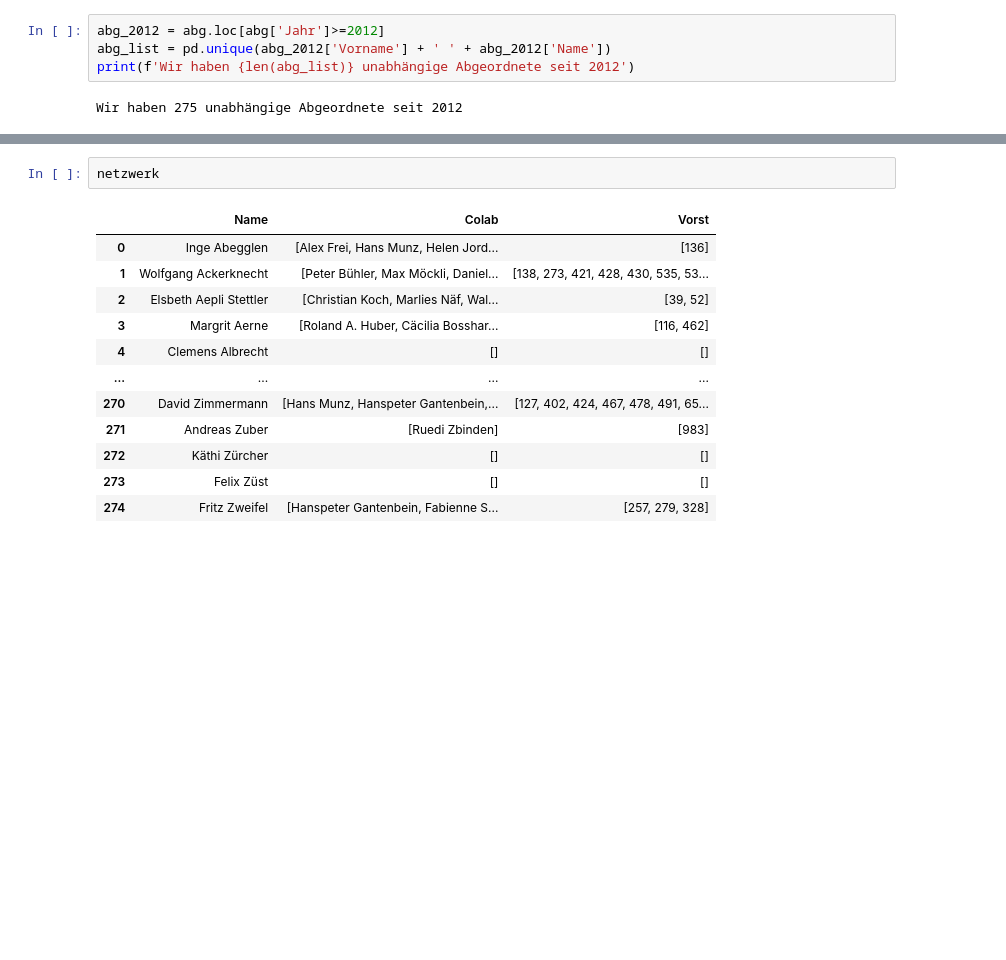
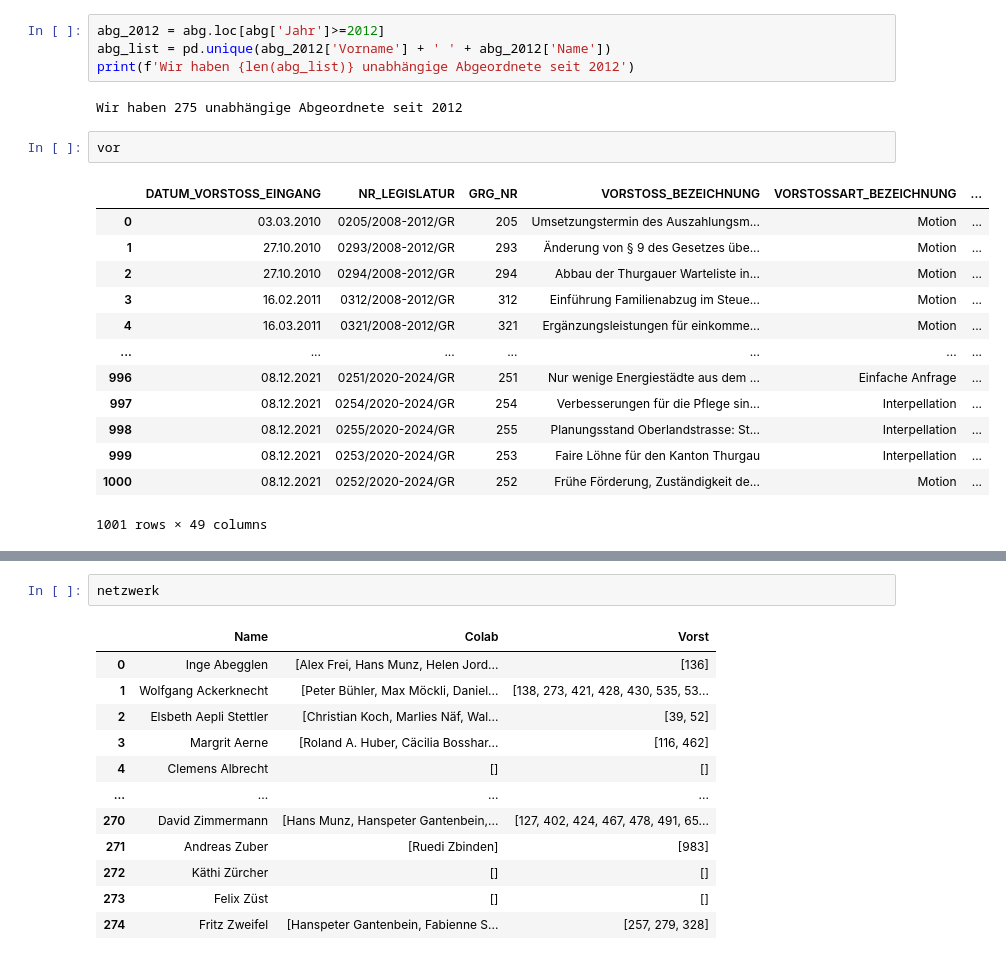
Before and after one commit to JurekMueller/vorstoesse_grosser_rat_thurgau, a Jupyter notebook: python/first_look_at_data.ipynb, the cells around one changed output, grey strips where cells are left out. Cells and saved outputs as stored; diff of their text form; blank space fills up the shorter version.

Commit message:
looking at subset of vorstoesse

```diff
--- a/python/first_look_at_data.ipynb
+++ b/python/first_look_at_data.ipynb
@@ -24,3 +24,19 @@ abg_list = pd.unique(abg_2012['Vorname'] + ' ' + abg_2012['Name'])
 print(f'Wir haben {len(abg_list)} unabhängige Abgeordnete seit 2012')
 # %% [output]
 Wir haben 275 unabhängige Abgeordnete seit 2012
+# %%
+vor
+# %% [output]
+|  | DATUM_VORSTOSS_EINGANG | NR_LEGISLATUR | GRG_NR | VORSTOSS_BEZEICHNUNG | VORSTOSSART_BEZEICHNUNG | ... |
+| 0 | 03.03.2010 | 0205/2008-2012/GR | 205 | Umsetzungstermin des Auszahlungsm... | Motion | ... |
+| 1 | 27.10.2010 | 0293/2008-2012/GR | 293 | Änderung von § 9 des Gesetzes übe... | Motion | ... |
+| 2 | 27.10.2010 | 0294/2008-2012/GR | 294 | Abbau der Thurgauer Warteliste in... | Motion | ... |
+| 3 | 16.02.2011 | 0312/2008-2012/GR | 312 | Einführung Familienabzug im Steue... | Motion | ... |
+| 4 | 16.03.2011 | 0321/2008-2012/GR | 321 | Ergänzungsleistungen für einkomme... | Motion | ... |
+| ... | ... | ... | ... | ... | ... | ... |
+| 996 | 08.12.2021 | 0251/2020-2024/GR | 251 | Nur wenige Energiestädte aus dem ... | Einfache Anfrage | ... |
+| 997 | 08.12.2021 | 0254/2020-2024/GR | 254 | Verbesserungen für die Pflege sin... | Interpellation | ... |
+| 998 | 08.12.2021 | 0255/2020-2024/GR | 255 | Planungsstand Oberlandstrasse: St... | Interpellation | ... |
+| 999 | 08.12.2021 | 0253/2020-2024/GR | 253 | Faire Löhne für den Kanton Thurgau | Interpellation | ... |
+| 1000 | 08.12.2021 | 0252/2020-2024/GR | 252 | Frühe Förderung, Zuständigkeit de... | Motion | ... |
+1001 rows × 49 columns
```
Also changed, not shown: parts of 6 cells of this notebook.
